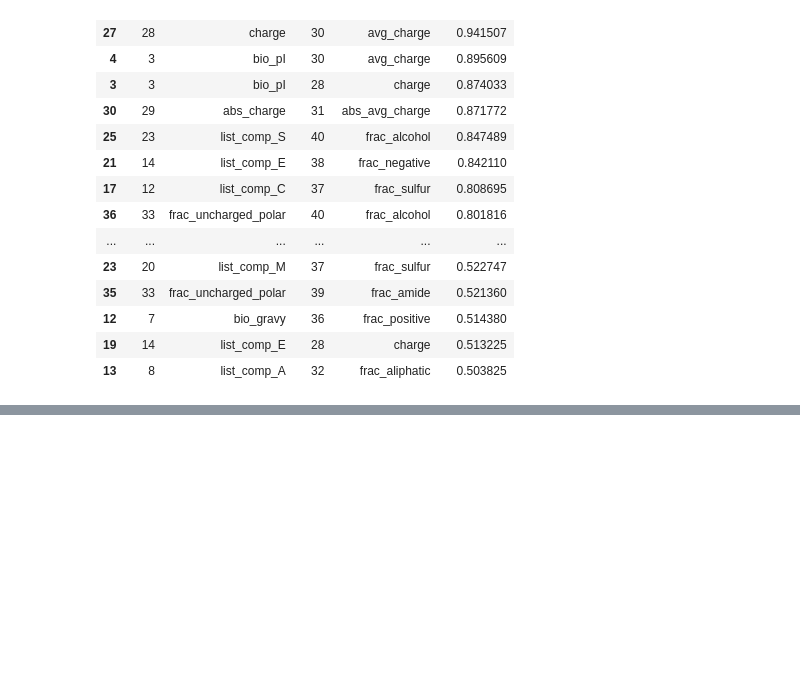
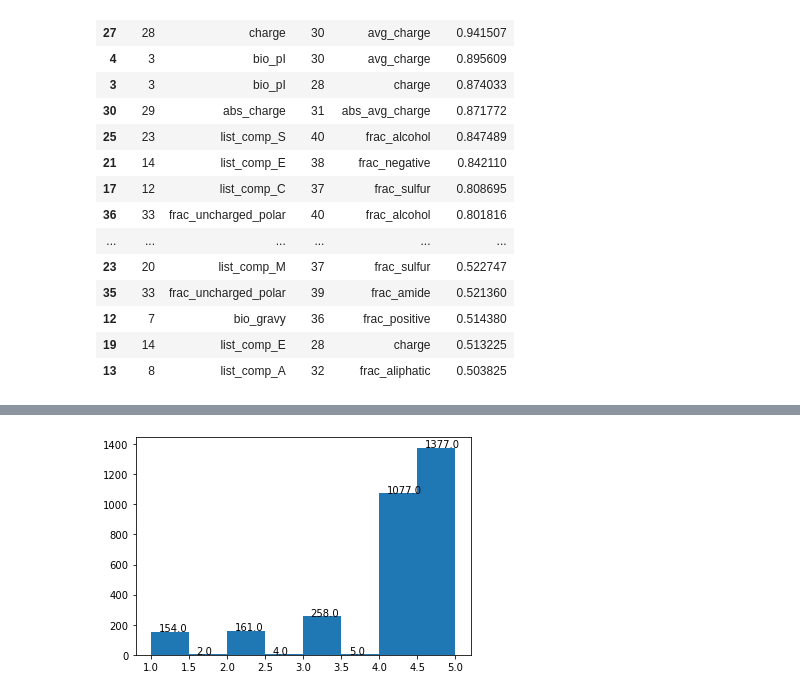
Before and after one commit to NYXFLOWER/UPSR, a Jupyter notebook: Data Pre-analysis.ipynb, the cells around one changed output, grey strips where cells are left out. Saved outputs shown, nothing was run; the diff lists cells and outputs as text; code cells hidden in the pictures; blank space fills up the shorter version.

```diff
--- a/Data Pre-analysis.ipynb
+++ b/Data Pre-analysis.ipynb
@@ -100,0 +101,13 @@ corr_top.sort_values(by=['corr_score'], inplace=True, ascending=False)
+# %%
+prest = pd.read_csv('./data/DF_prest.csv')
+prest = prest.iloc[:, 1: 3]
+
+solu = pd.read_csv('./data/DF_solubility.csv')
+solu = solu.iloc[:, [2, 4]]
+
+prest_solu = pd.merge(prest, solu, on='prest_id')
+prest_solu.drop_duplicates('uniprot_id', keep=False, inplace=True)
+
+print('There are ', prest_solu.shape[0], ' unique proteins which present only once.')
+prest_solu.head()
+# prest_solu['uniprot_id'].to_csv('./data/PS_uniprot.csv', index=False)
@@ -100,0 +122,7 @@ corr_top.sort_values(by=['corr_score'], inplace=True, ascending=False)
+# %%
+bbb = 8
+arr = plt.hist(prest_solu['solubility_class_1M'], bins=bbb)
+for i in range(bbb):
+    plt.text(arr[1][i]+0.1, arr[0][i]+1, str(arr[0][i]))
+# %% [output]
+[figure, added]
```
Also changed, not shown: parts of 6 cells of this notebook, 5 other files.
